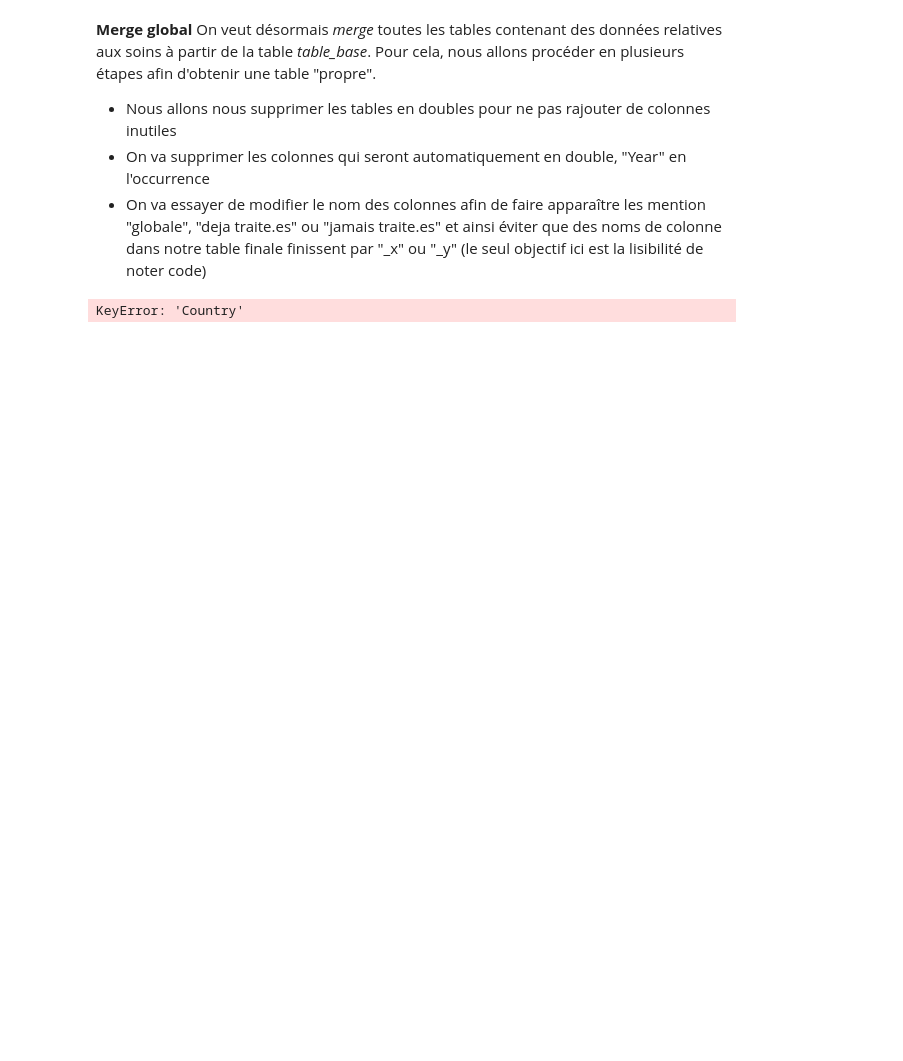
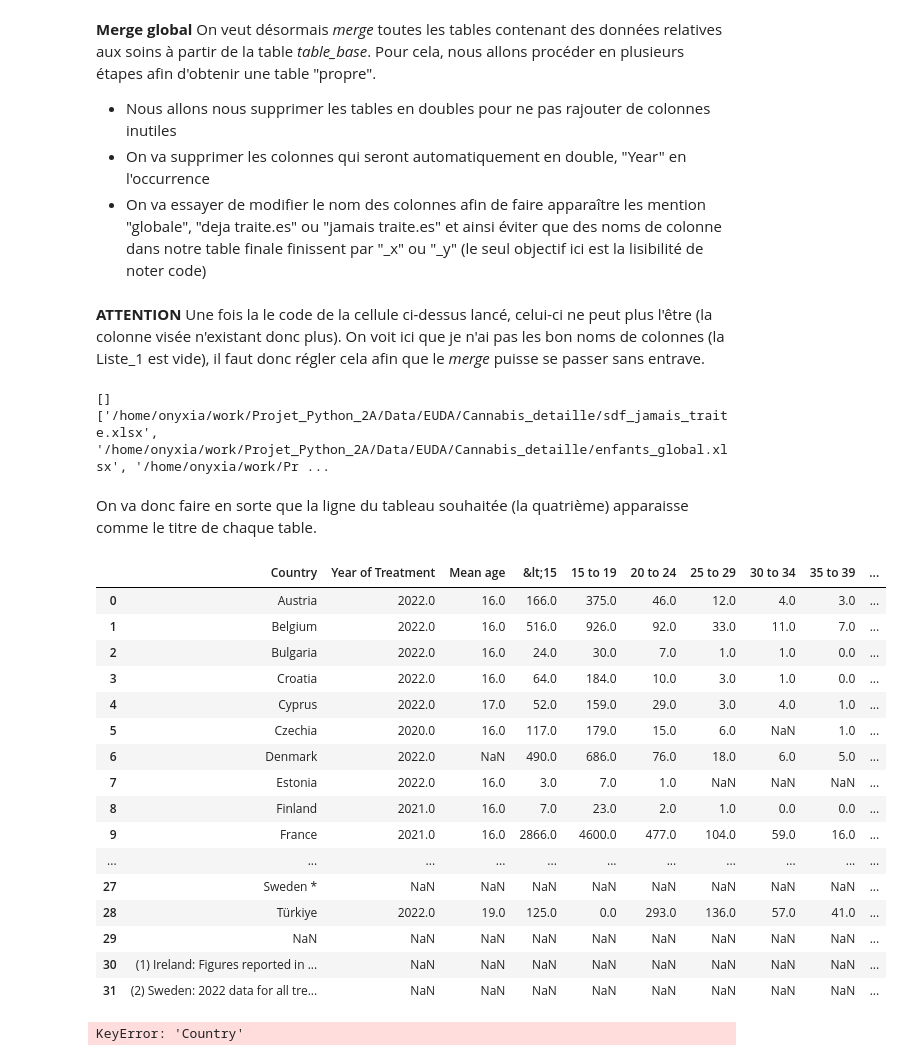
Before and after one commit to refouch/Projet_Python_2A, a Jupyter notebook: Tidy.ipynb, the cells around one changed output. Drawn from its saved outputs; the diff is of its cells as text; code cells hidden in the pictures; blank space fills up the shorter version.

Commit message:
Changement titres

```diff
--- a/Tidy.ipynb
+++ b/Tidy.ipynb
@@ -206,6 +249,78 @@ Pour cela, nous allons procéder en plusieurs étapes afin d'obtenir une table "
 - Nous allons nous supprimer les tables en doubles pour ne pas rajouter de colonnes inutiles
 - On va supprimer les colonnes qui seront automatiquement en double, "Year" en l'occurrence
 - On va essayer de modifier le nom des colonnes afin de faire apparaître les mention "globale", "deja traite.es" ou "jamais traite.es" et ainsi éviter que des noms de colonne dans notre table finale finissent par "_x" ou "_y" (le seul objectif ici est la lisibilité de noter code)
+# %% [markdown]
+**ATTENTION**
+Une fois la le code de la cellule ci-dessus lancé, celui-ci ne peut plus l'être (la colonne visée n'existant donc plus).
+On voit ici que je n'ai pas les bon noms de colonnes (la Liste_1 est vide), il faut donc régler cela afin que le *merge* puisse se passer sans entrave.
+# %%
+# Etape préalable : avant d'effectuer le merge, on vérifie que la colonne 'Country' existe bien pour toutes les tables
+
+### On commence par importer le module OS qui va nous permettre de travailler de manière globale sur les fichier plutôt que de les modifier un à un
+import os
+
+### On commence par supprimer des tables potentiellement en double
+# On créer un variable correspondant au dossier contenant nos tables
+dossier = "/home/onyxia/work/Projet_Python_2A/Data/EUDA/Cannabis_detaille"
+
+# On sélectionne les fichiers excel qui sont en double
+fichiers1 = [f for f in os.listdir(dossier) if f.endswith('.xlsx')]
+
+# On sépare en deux listes les fichier ayant et n'ayant pas de colonne nommée "Country"
+Liste_1 = []
+Liste_2 = []
+for fichier in fichiers1:
+    chemin_fichier = os.path.join(dossier, fichier)
+    df = pd.read_excel(chemin_fichier)
+    if "Country" in df.columns:  # Vérifie si c'est bien un fichier
+        Liste_1.append(chemin_fichier)
+    else :
+        Liste_2.append(chemin_fichier)
+print(Liste_1, Liste_2)
+# %% [output]
+[] ['/home/onyxia/work/Projet_Python_2A/Data/EUDA/Cannabis_detaille/sdf_jamais_traite.xlsx', '/home/onyxia/work/Projet_Python_2A/Data/EUDA/Cannabis_detaille/enfants_global.xlsx', '/home/onyxia/work/Pr ...
+# %% [markdown]
+On va donc faire en sorte que la ligne du tableau souhaitée (la quatrième) apparaisse comme le titre de chaque table.
+# %%
+# Etape préalable : avant d'effectuer le merge, on vérifie que la colonne 'Country' existe bien pour toutes les tables
+
+### On commence par importer le module OS qui va nous permettre de travailler de manière globale sur les fichier plutôt que de les modifier un à un
+import os
+
+### On commence par supprimer des tables potentiellement en double
+# On créer un variable correspondant au dossier contenant nos tables
+dossier = "/home/onyxia/work/Projet_Python_2A/Data/EUDA/Cannabis_detaille"
+
+# On sélectionne les fichiers excel qui sont en double
+fichiers1 = [f for f in os.listdir(dossier) if f.endswith('.xlsx')]
+
+# On remplace les titres des colonnes par les éléments présents dans la troisième ligne de chaque dataframe
+for fichier in fichiers1:
+    chemin_fichier = os.path.join(dossier, fichier)
+    df = pd.read_excel(chemin_fichier, header=3)
+    df.to_excel(chemin_fichier, index=False) # On enregistre la modification, sinon le code ne sert à rien
+
+test = "/home/onyxia/work/Projet_Python_2A/Data/EUDA/Cannabis_detaille/age_premier_conso_jamais_traite.xlsx"
+test = pd.read_excel(test)
+test #on regarde notre table test afin de vérifier que les modifications sont bien sauvegardées
+# %% [output]
+|  | Country | Year of Treatment | Mean age | &lt;15 | 15 to 19 | 20 to 24 | 25 to 29 | 30 to 34 | 35 to 39 | ... |
+| 0 | Austria | 2022.0 | 16.0 | 166.0 | 375.0 | 46.0 | 12.0 | 4.0 | 3.0 | ... |
+| 1 | Belgium | 2022.0 | 16.0 | 516.0 | 926.0 | 92.0 | 33.0 | 11.0 | 7.0 | ... |
+| 2 | Bulgaria | 2022.0 | 16.0 | 24.0 | 30.0 | 7.0 | 1.0 | 1.0 | 0.0 | ... |
+| 3 | Croatia | 2022.0 | 16.0 | 64.0 | 184.0 | 10.0 | 3.0 | 1.0 | 0.0 | ... |
+| 4 | Cyprus | 2022.0 | 17.0 | 52.0 | 159.0 | 29.0 | 3.0 | 4.0 | 1.0 | ... |
+| 5 | Czechia | 2020.0 | 16.0 | 117.0 | 179.0 | 15.0 | 6.0 | NaN | 1.0 | ... |
+| 6 | Denmark | 2022.0 | NaN | 490.0 | 686.0 | 76.0 | 18.0 | 6.0 | 5.0 | ... |
+| 7 | Estonia | 2022.0 | 16.0 | 3.0 | 7.0 | 1.0 | NaN | NaN | NaN | ... |
+| 8 | Finland | 2021.0 | 16.0 | 7.0 | 23.0 | 2.0 | 1.0 | 0.0 | 0.0 | ... |
+| 9 | France | 2021.0 | 16.0 | 2866.0 | 4600.0 | 477.0 | 104.0 | 59.0 | 16.0 | ... |
+| ... | ... | ... | ... | ... | ... | ... | ... | ... | ... | ... |
+| 27 | Sweden * | NaN | NaN | NaN | NaN | NaN | NaN | NaN | NaN | ... |
+| 28 | Türkiye | 2022.0 | 19.0 | 125.0 | 0.0 | 293.0 | 136.0 | 57.0 | 41.0 | ... |
+| 29 | NaN | NaN | NaN | NaN | NaN | NaN | NaN | NaN | NaN | ... |
+| 30 | (1) Ireland: Figures reported in ... | NaN | NaN | NaN | NaN | NaN | NaN | NaN | NaN | ... |
+| 31 | (2) Sweden: 2022 data for all tre... | NaN | NaN | NaN | NaN | NaN | NaN | NaN | NaN | ... |
 # %%
 ### On commence par importer le module OS qui va nous permettre de travailler de manière globale sur les fichier plutôt que de les modifier un à un
 import os
```
Also changed, not shown: parts of 5 cells of this notebook, 36 other files.
